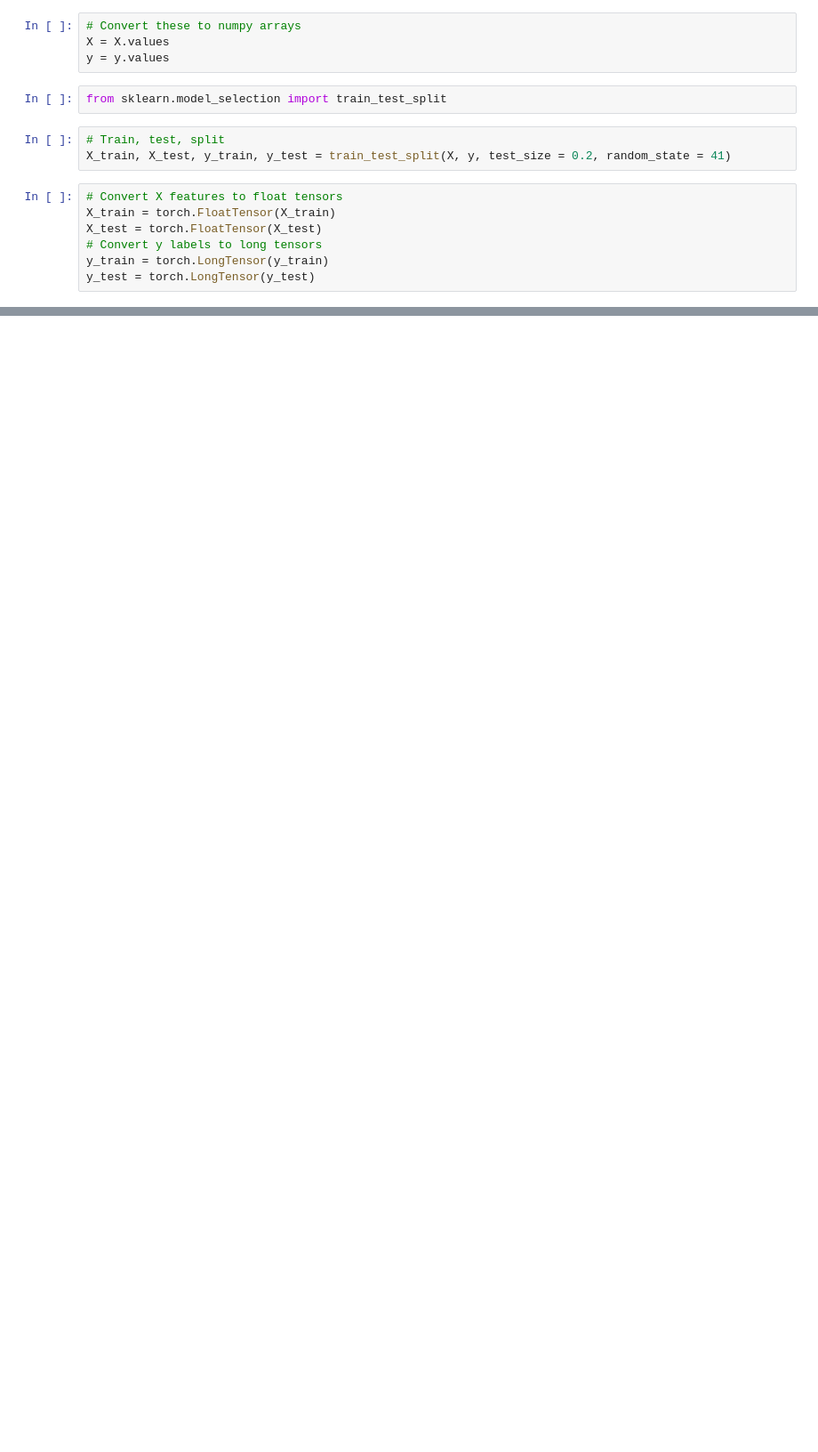
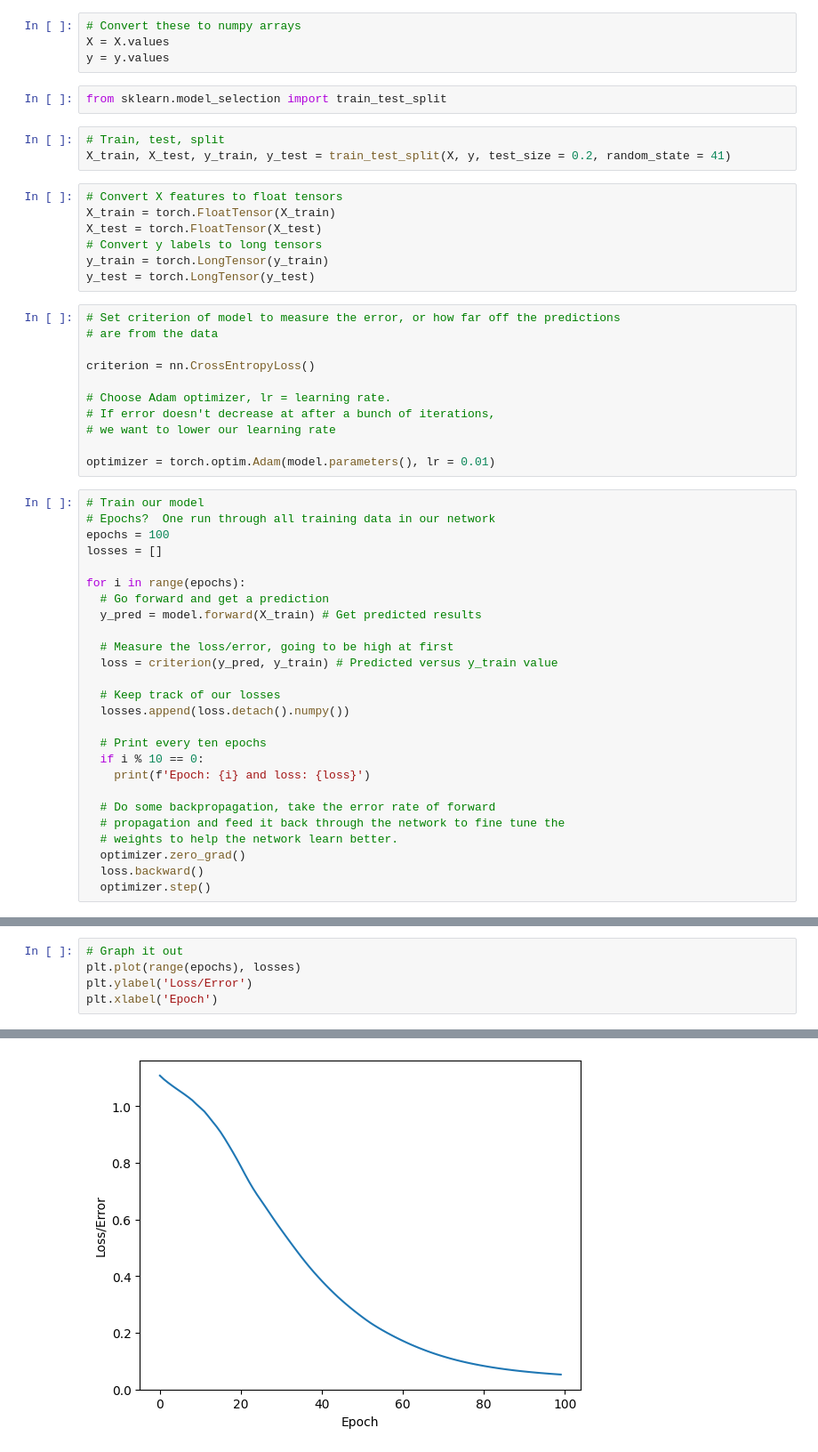
Before and after one commit to dtminnick/pytorch-practice, a Jupyter notebook: simple_neural_network.ipynb, the cells around one changed output, grey strips where cells are left out. Shown: that part at 89% size. Cells and saved outputs as stored; diff of their text form; blank space fills up the shorter version.

```diff
--- a/simple_neural_network.ipynb
+++ b/simple_neural_network.ipynb
@@ -88,3 +88,40 @@ X_test = torch.FloatTensor(X_test)
 # Convert y labels to long tensors
 y_train = torch.LongTensor(y_train)
 y_test = torch.LongTensor(y_test)
+# %%
+# Set criterion of model to measure the error, or how far off the predictions
+# are from the data
+
+criterion = nn.CrossEntropyLoss()
+
+# Choose Adam optimizer, lr = learning rate.
+# If error doesn't decrease at after a bunch of iterations,
+# we want to lower our learning rate
+
+optimizer = torch.optim.Adam(model.parameters(), lr = 0.01)
+# %%
+# Train our model
+# Epochs?  One run through all training data in our network
+epochs = 100
+losses = []
+
+for i in range(epochs):
+  # Go forward and get a prediction
+  y_pred = model.forward(X_train) # Get predicted results
+
+  # Measure the loss/error, going to be high at first
+  loss = criterion(y_pred, y_train) # Predicted versus y_train value
+
+  # Keep track of our losses
+  losses.append(loss.detach().numpy())
+
+  # Print every ten epochs
+  if i % 10 == 0:
+    print(f'Epoch: {i} and loss: {loss}')
+
+  # Do some backpropagation, take the error rate of forward
+  # propagation and feed it back through the network to fine tune the
+  # weights to help the network learn better.
+  optimizer.zero_grad()
+  loss.backward()
+  optimizer.step()
@@ -90,0 +139,6 @@ y_test = torch.LongTensor(y_test)
+# %%
+# Graph it out
+plt.plot(range(epochs), losses)
+plt.ylabel('Loss/Error')
+plt.xlabel('Epoch')
+# %% [output]
@@ -90,0 +146 @@ y_test = torch.LongTensor(y_test)
+[figure, added]
```
Also changed, not shown: parts of 5 cells of this notebook.
